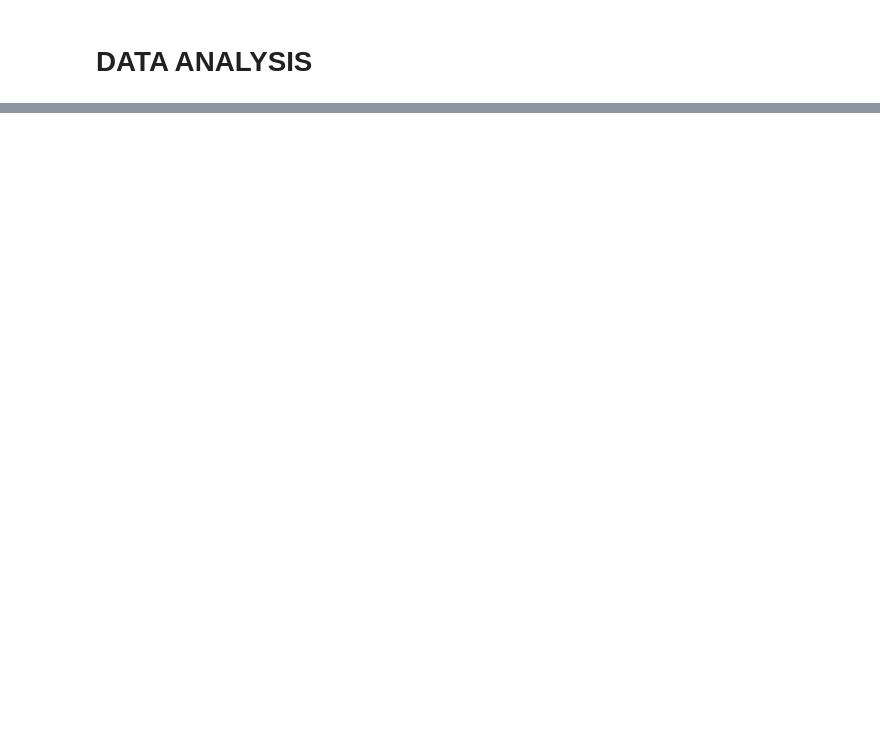
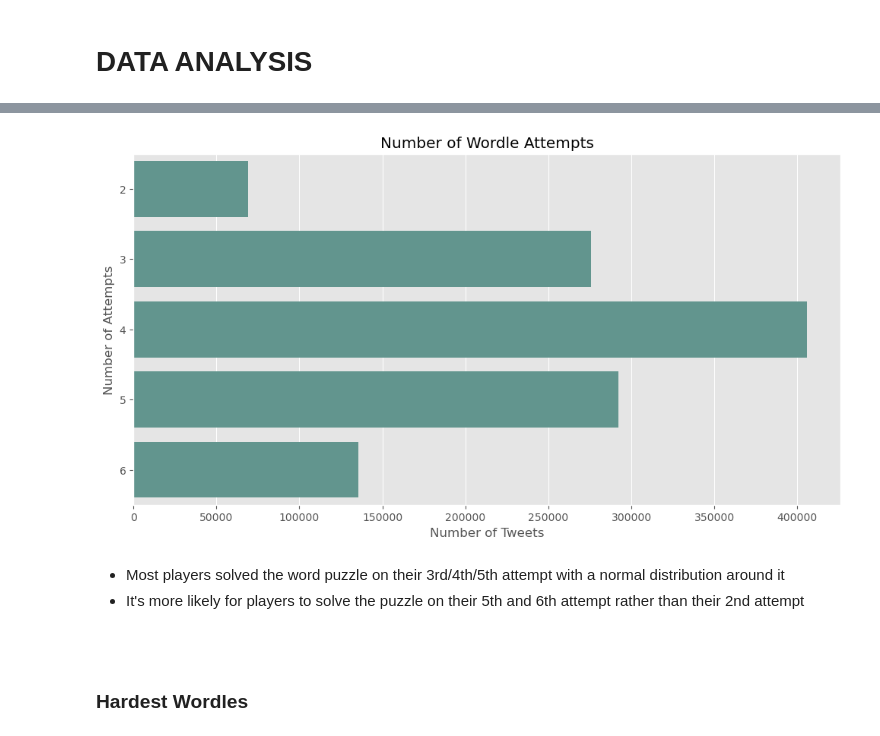
Before and after one commit to Klekzee/Case-Studies, a Jupyter notebook: 02-WordleEDA/wordle.ipynb, the cells around one changed output, grey strips where cells are left out. Drawn from its saved outputs; the diff is of its cells as text; code cells hidden in the pictures; blank space fills up the shorter version.

Commit message:
Parse Tweet Txt

```diff
--- a/02-WordleEDA/wordle.ipynb
+++ b/02-WordleEDA/wordle.ipynb
@@ -75,0 +141,22 @@ df_tweets.head()
+# %%
+# Number of wordle attempts
+
+attemptsPer = df_tweets['n_attempts'].value_counts().sort_index()
+
+plt.figure(figsize=(12, 6))
+
+sns.barplot(attemptsPer, orient='h', color='#599e94')
+plt.title('Number of Wordle Attempts')
+plt.ylabel('Number of Attempts')
+plt.xlabel('Number of Tweets')
+
+plt.show()
+# %% [output]
+[figure, added]
+# %% [markdown]
+* Most players solved the word puzzle on their 3rd/4th/5th attempt with a normal distribution around it
+* It's more likely for players to solve the puzzle on their 5th and 6th attempt rather than their 2nd attempt
+
+<br>
+# %% [markdown]
+### Hardest Wordles
```
Also changed, not shown: parts of 10 cells of this notebook.
